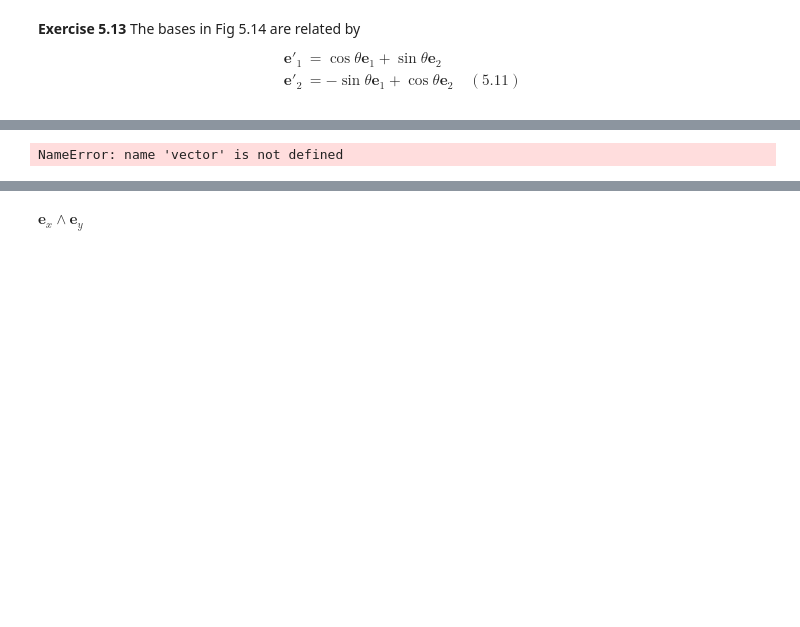
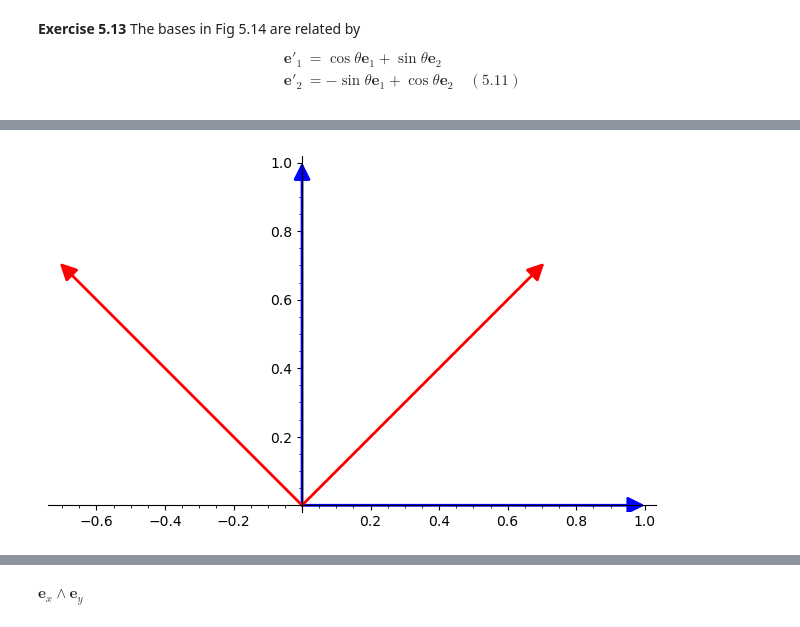
Before and after one commit to john-washington/sage, a Jupyter notebook: Geometric_Algebra_Study.ipynb, the cells around one changed output, grey strips where cells are left out. Drawn from its saved outputs; the diff is of its cells as text; code cells hidden in the pictures; blank space fills up the shorter version.

```diff
--- a/Geometric_Algebra_Study.ipynb
+++ b/Geometric_Algebra_Study.ipynb
@@ -227,47 +292,52 @@ $$
 # %%
 #define base vectors for plotting the Transformation at time t
-e1_x = 1
-e1_y = 0
-e1_z = 0
-e1=vector(e1_x *[1,0,0] + e1_y *[0,1,0] + e1_z*[0,0,1])
-e2_x = 0
-e2_y = 1
-e2_z = 0
-e2=vector(e2_x * [1,0,0] + e2_y *[0,1,0] + e2_z *[0,0,1])
-e3_x = 0
-e3_y = 0
-e3_z = 1
-e3=vector(e3_x *[1,0,0] + e3_y *[0,1,0] + e3_z*[0,0,1])
+#e1_x = 1
+#e1_y = 0
+#e1_z = 0
+e1=vector([1,0])
+#+ e1_z*[0,0,1])
+#e2_x = 0
+#e2_y = 1
+#e2_z = 0
+e2=vector([0,1])
+    #e2_x * [1,0,0] + e2_y *[0,1,0] + e2_z *[0,0,1])
 
-e1Plot=plot(e1, legend_lable='Base Vector e1', color='blue', thickness=1)
-e2Plot=plot(e2, legend_lable='Base Vector e2', color='blue', thickness=1)
-e3Plot=plot(e3, legend_lable='Base Vector e3', color='blue', thickness=1)
+#e3_x = 0
+#e3_y = 0
+#e3_z = 1
+#e3=vector(e3_x *[1,0,0] + e3_y *[0,1,0] + e3_z*[0,0,1])
+
+e1Plot=plot(e1,  color='blue', thickness=1, aspect_ratio=1)
+e2Plot=plot(e2, color='blue', thickness=1, aspect_ratio=1)
+#e3Plot=plot(e3, legend_lable='Base Vector e3', color='blue', thickness=1)
 
 theta = (1/4)* pi
 
-eprime1_x = 1 * cos(theta)
-eprime1_y = 1 * sin(theta)
-eprime1_z = 0
-eprime1=vector(RR, eprime1_x *[1,0,0] + e1prime_y *[0,1,0] + e1prime_z*[0,0,1])
+#eprime1_x = 1 * cos(theta)
+#eprime1_y = 1 * sin(theta)
+#eprime1_z = 0
+eprime1= cos(theta)*e1 + sin(theta)*e2
+#vector(RR, eprime1_x *e1 + eprime1_y *e2 )
 
-eprime_x = cos(pi/2 - theta)* 1
-eprime2_y = sin(pi/2 - theta)*1
-eprime2_z = 0
-eprime2=vector(RR, eprime2_x * [1,0,0] + e2prime_y *[0,1,0] + e2prime_z *[0,0,1])
+#eprime2_x = cos(pi/2 - theta)* 1
+#eprime2_y = -sin(pi/2 - theta)*1
+#eprime2_z = 0
+eprime2= -sin(theta)*e1 + cos(theta)*e2
+#vector(RR, eprime2_x * e1 + eprime2_y *e2 )
 
-eprime3_x = 0
-eprime3_y = 0
-eprime3_z = 1
-eprime3=vector(RR, eprime3_x *[1,0,0] + e3prime_y *[0,1,0] + e3prime_z*[0,0,1])
+#eprime3_x = 0
+#eprime3_y = 0
+#eprime3_z = 1
+#eprime3=vector(RR, eprime3_x *[1,0,0] + e3prime_y *[0,1,0] + e3prime_z*[0,0,1])
 
-eprime1Plot=plot(eprime1, legend_lable='Base Vector e1', color='red', thickness=1)
-eprime2Plot=plot(eprime2, legend_lable='Base Vector e2', color='red', thickness=1)
-eprime3Plot=plot(eprime3, legend_lable='Base Vector e3', color='red', thickness=1)
+eprime1Plot=plot(eprime1,  color='red', thickness=1,aspect_ratio=1)
+eprime2Plot=plot(eprime2,  color='red', thickness=1, aspect_ratio=1)
+#eprime3Plot=plot(eprime3, legend_lable='Base Vector e3', color='red', thickness=1)
 
-all2 = e1Plot + e2Plot + e3Plot + eprime1Plot + eprime2Plot + eprime3Plot
-#all.show()
+all2 = e1Plot + e2Plot +  eprime1Plot + eprime2Plot
+all2.show()
 # %% [output]
-NameError: name 'vector' is not defined
+[figure, added]
 # %% [markdown]
 **Exercise 5.14**
 a. prove $\mathbf{i}^2 = -1$
```
Also changed, not shown: parts of 3 cells of this notebook.
